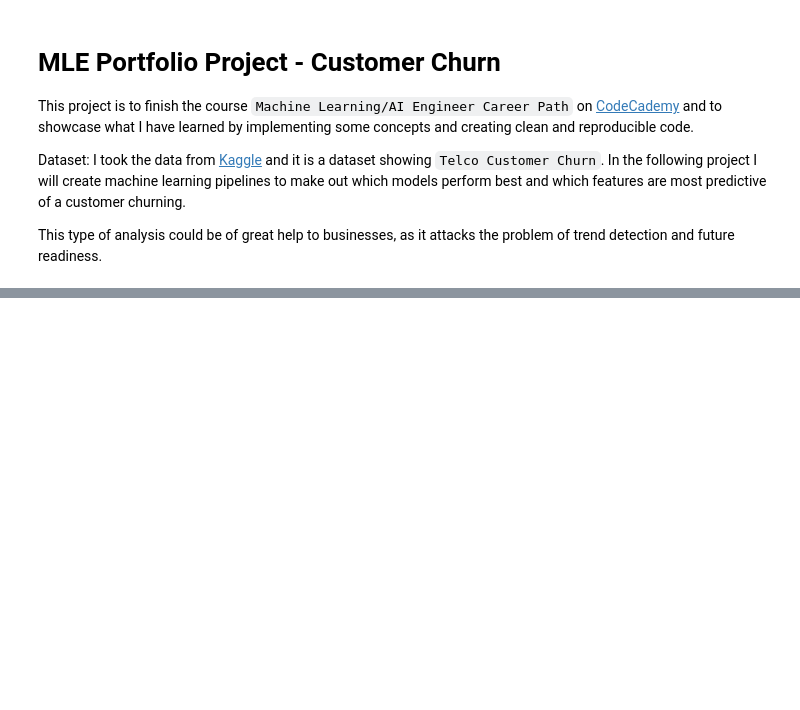
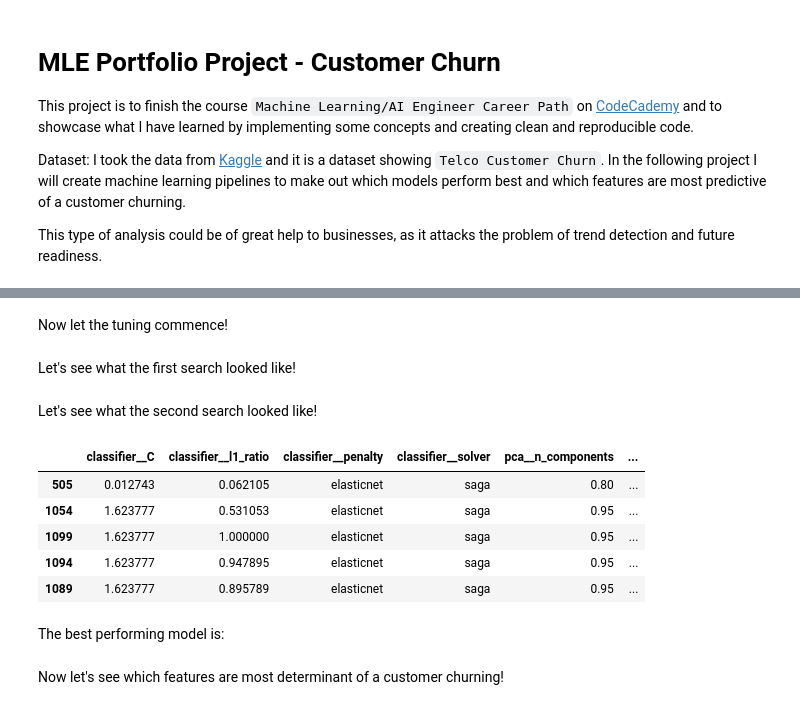
Before and after one commit to DavidM199/MLE_Portfolio_Project, a Jupyter notebook: portfolio_project.ipynb, the cells around one changed output, grey strips where cells are left out. Drawn from its saved outputs; the diff is of its cells as text; code cells hidden in the pictures; blank space fills up the shorter version.

```diff
--- a/portfolio_project.ipynb
+++ b/portfolio_project.ipynb
@@ -21,0 +142,2 @@ from sklearn.decomposition import PCA
+# %% [markdown]
+Now let the tuning commence!
@@ -21,0 +166,2 @@ from sklearn.decomposition import PCA
+# %% [markdown]
+Let's see what the first search looked like!
@@ -21,0 +174,37 @@ from sklearn.decomposition import PCA
+# %%
+search_space_2=[{
+    'pca__n_components': [0.8,0.9,0.95],
+    'classifier': [RandomForestClassifier()],
+    'classifier__n_estimators': [100, 200, 300],
+    'classifier__max_features': ['auto', 'sqrt', 'log2'],
+    'classifier__max_depth': [10, 20, 30, 40, 50, 60, 70, 80, 90, 100],
+    'classifier__min_samples_split': [2, 5, 10],
+    'classifier__min_samples_leaf': [1, 2, 4],
+    'classifier__bootstrap': [True, False]
+},]
+gs2 = GridSearchCV(pipeline, search_space_2, cv=5)
+gs2.fit(X_train, y_train)
+
+best_model = gs2.best_estimator_
+best_model_score = best_model.score(X_test, y_test)
+print("The best Random Forest model score is: ", best_model_score)
+print("The best Random Forest model parameters are: ", gs2.best_params_)
+# %% [markdown]
+Let's see what the second search looked like!
+# %%
+hyperparameters = pd.DataFrame(gs2.cv_results_['params'])
+scores = pd.DataFrame(gs2.cv_results_['mean_test_score'], columns=['score'])
+
+results = pd.concat([hyperparameters, scores], axis=1).sort_values(by='score', ascending=False)
+results.head()
+# %% [output]
+|  | classifier__C | classifier__l1_ratio | classifier__penalty | classifier__solver | pca__n_components | ... |
+| 505 | 0.012743 | 0.062105 | elasticnet | saga | 0.80 | ... |
+| 1054 | 1.623777 | 0.531053 | elasticnet | saga | 0.95 | ... |
+| 1099 | 1.623777 | 1.000000 | elasticnet | saga | 0.95 | ... |
+| 1094 | 1.623777 | 0.947895 | elasticnet | saga | 0.95 | ... |
+| 1089 | 1.623777 | 0.895789 | elasticnet | saga | 0.95 | ... |
+# %% [markdown]
+The best performing model is:
+# %% [markdown]
+Now let's see which features are most determinant of a customer churning!
```
Also changed, not shown: parts of 19 cells of this notebook.
